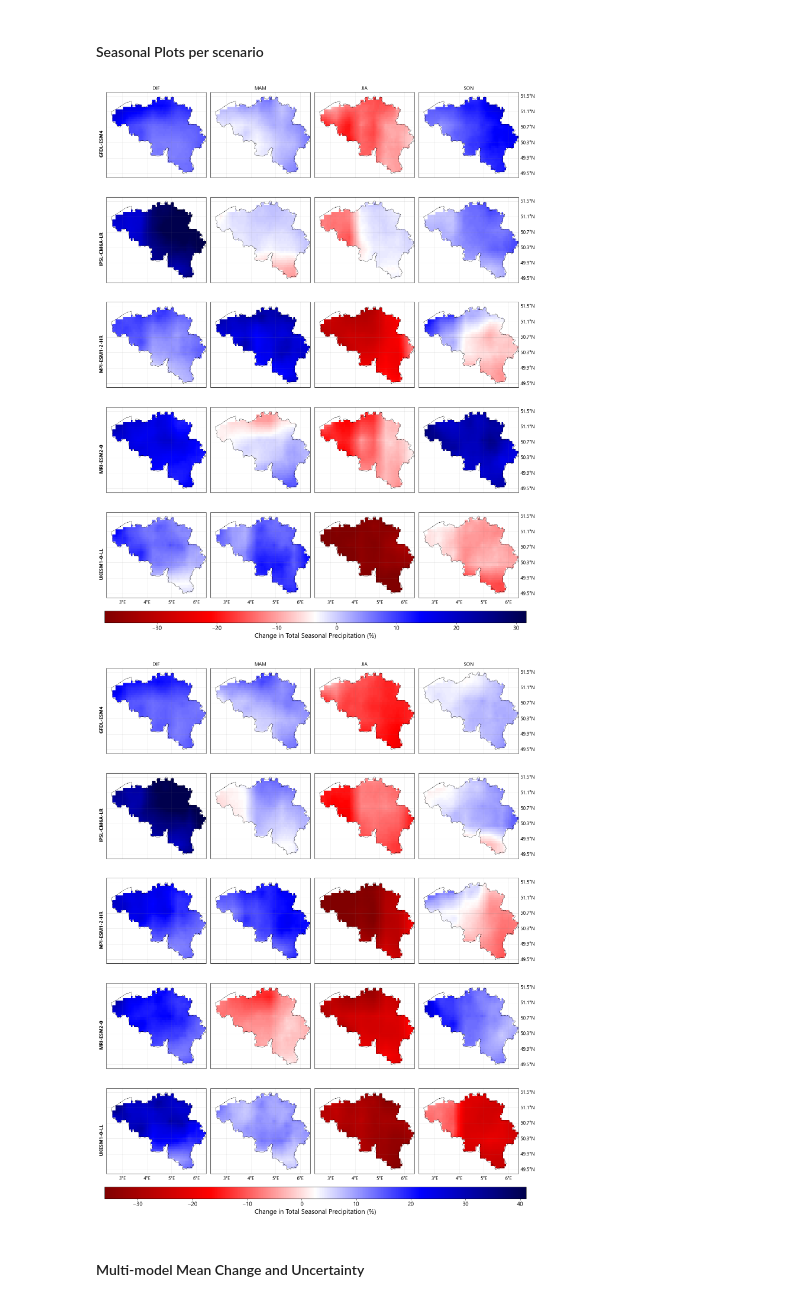
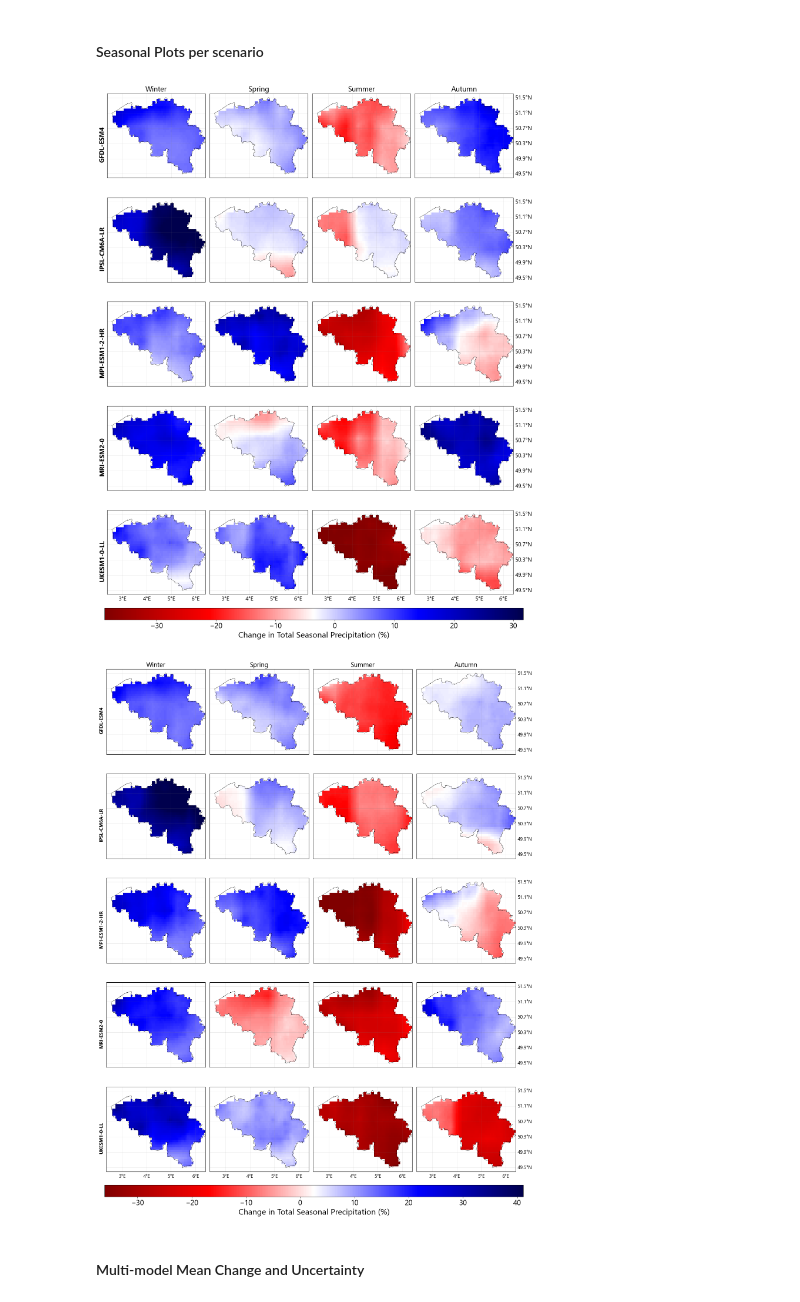
Before and after one commit to klekarkar/pre_post_process_mHM, a Jupyter notebook: scenario_hydromet_ISIMIP.ipynb, the cells around one changed output. Drawn from its saved outputs; the diff is of its cells as text; code cells hidden in the pictures.

Commit message:
figures_completed_manuscript

```diff
--- a/scenario_hydromet_ISIMIP.ipynb
+++ b/scenario_hydromet_ISIMIP.ipynb
@@ -175,13 +175,18 @@ def plot_mmodel_delta_seasonal(meteo_dict, ssp_scenario, seasons):
                 ax=ax, cmap='seismic_r', add_colorbar=False,
                 vmin=vmin, vmax=vmax, transform=ccrs.PlateCarree()
             )
+
+            # column titles = seasons
+            season_map = {'DJF': 'Winter', 'MAM': 'Spring', 'JJA': 'Summer', 'SON': 'Autumn'}
+            for c, s in enumerate(seasons):
+                axes[0, c].set_title(season_map.get(s, s), fontsize=18, pad=6, color='k')
             if i == 0:
                 ax.set_title(s, color='k')
             else:
                 ax.set_title('')
 
             # add model label
-            if j == 0: ax.text(-0.05, 0.4, f"{model}", transform=ax.transAxes, ha='center', va='center', rotation=90, weight='bold', fontsize=12)
+            if j == 0: ax.text(-0.05, 0.4, f"{model}", transform=ax.transAxes, ha='center', va='center', rotation=90, weight='bold', fontsize=16)
 
             gl = ax.gridlines(draw_labels=True, color='gray', lw=0.6, alpha=0.2)
             gl.bottom_labels = True
@@ -193,8 +198,8 @@ def plot_mmodel_delta_seasonal(meteo_dict, ssp_scenario, seasons):
                 gl.bottom_labels = True
             gl.xlocator = mticker.FixedLocator(np.arange(0, 10, 1))
             gl.ylocator = mticker.FixedLocator(np.arange(49.5, 51.9, 0.4))
-            gl.xlabel_style = {'size': 12, 'color': 'k'}
-            gl.ylabel_style = {'size': 12, 'color': 'k'}
+            gl.xlabel_style = {'size': 14, 'color': 'k'}
+            gl.ylabel_style = {'size': 14, 'color': 'k'}
 
         axes[i, 0].set_ylabel(model)  # row label on leftmost plot
 
@@ -317,14 +322,14 @@ for model in models:
 # %%
 #Plot ssp 370
 seasons = ['DJF','MAM','JJA','SON']
 ssp_scenario= 'ssp370'
 
 fig, cb = plot_mmodel_delta_seasonal(delta_isimip_pr, ssp_scenario=ssp_scenario, seasons=seasons)
 
-cb.set_label('Change in Total Seasonal Precipitation (%)', fontsize=16)
-cb.ax.tick_params(labelsize=14)
+cb.set_label('Change in Total Seasonal Precipitation (%)', fontsize=20)
+cb.ax.tick_params(labelsize=18)
 # %% [output]
-[figure, old version]
+[figure, new version]
 # %%
 #Plot ssp 585
 seasons = ['DJF','MAM','JJA','SON']
@@ -332,10 +337,10 @@ ssp_scenario= 'ssp585'
 
 fig, cb = plot_mmodel_delta_seasonal(delta_isimip_pr, ssp_scenario=ssp_scenario, seasons=seasons)
 
-cb.set_label('Change in Total Seasonal Precipitation (%)', fontsize=16)
-cb.ax.tick_params(labelsize=14)
+cb.set_label('Change in Total Seasonal Precipitation (%)', fontsize=20)
+cb.ax.tick_params(labelsize=18)
 # %% [output]
-[figure, old version]
+[figure, new version]
 # %% [markdown]
 #### Multi-model Mean Change and Uncertainty
 # %%
```
Also changed, not shown: parts of 2 cells of this notebook, 16 other files.
